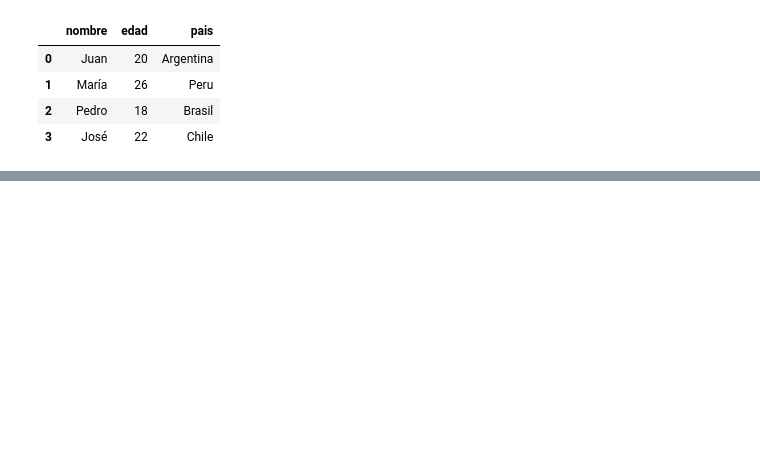
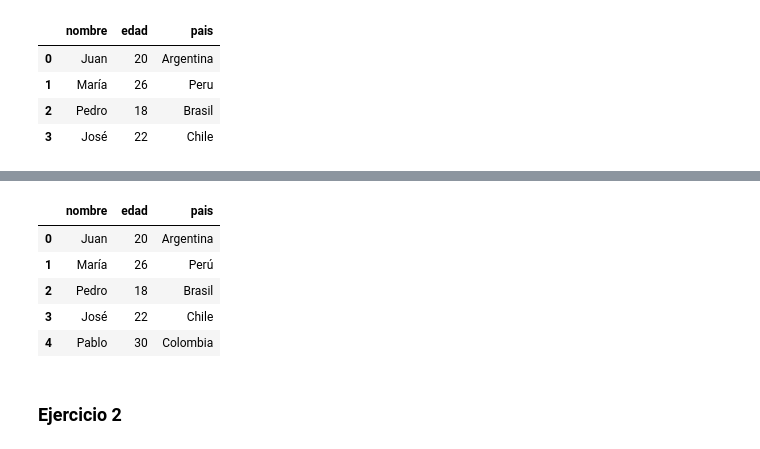
Before and after one commit to doloresgarro/Deep-Learning, a Jupyter notebook: Practica1.ipynb, the cells around one changed output, grey strips where cells are left out. Cells and saved outputs as stored; diff of their text form; code cells hidden in the pictures; blank space fills up the shorter version.

```diff
--- a/Practica1.ipynb
+++ b/Practica1.ipynb
@@ -645,0 +660,14 @@ df
+# %%
+# Modificar los atributos de países que dicen “Peru” (sin acento) y reemplazarlos por “Perú” (con acento).
+
+df.loc[df['pais'] == 'Peru', 'pais'] = 'Perú'
+df
+# %% [output]
+|  | nombre | edad | pais |
+| 0 | Juan | 20 | Argentina |
+| 1 | María | 26 | Perú |
+| 2 | Pedro | 18 | Brasil |
+| 3 | José | 22 | Chile |
+| 4 | Pablo | 30 | Colombia |
+# %% [markdown]
+### **Ejercicio 2**
```
Also changed, not shown: parts of 10 cells of this notebook.
